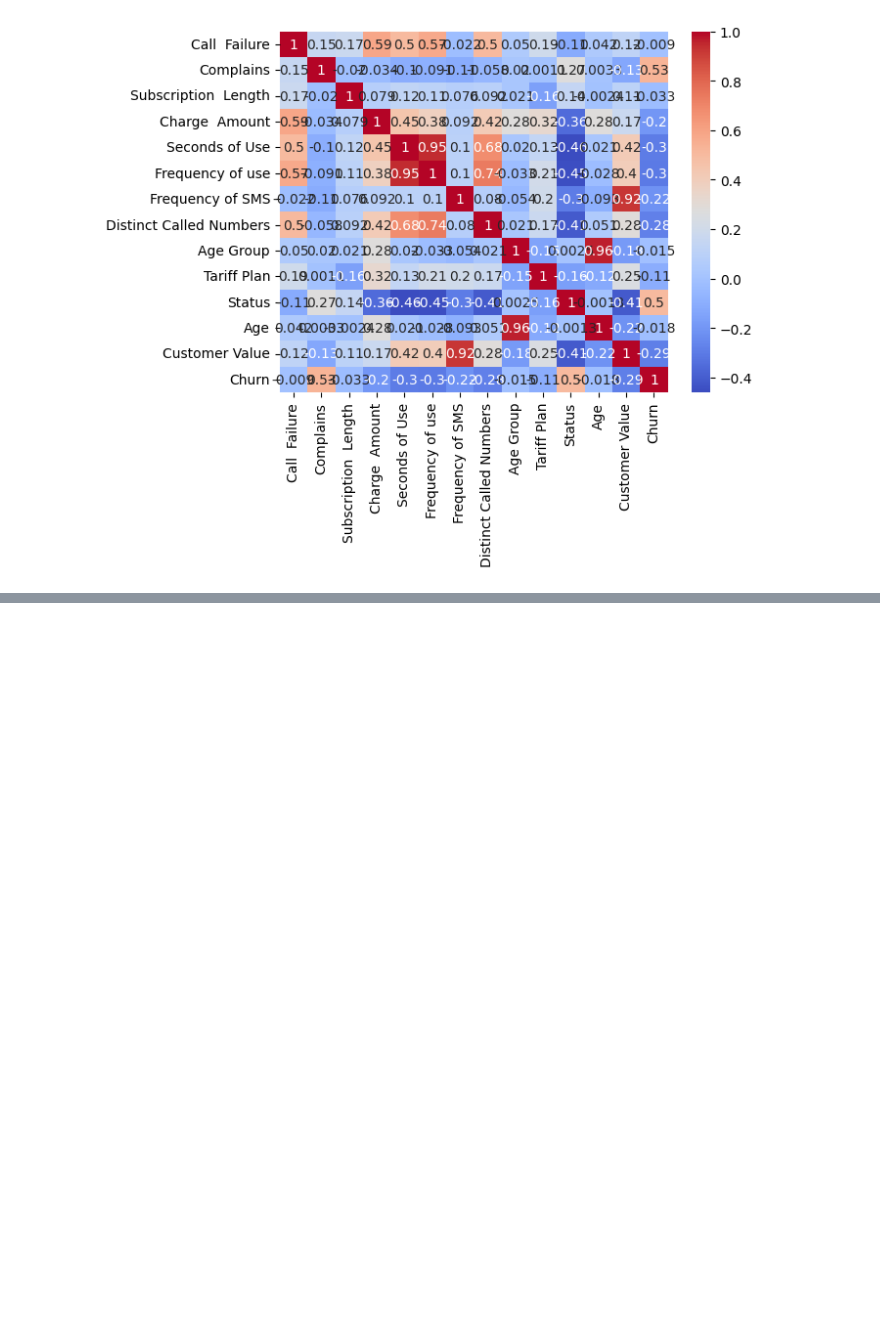
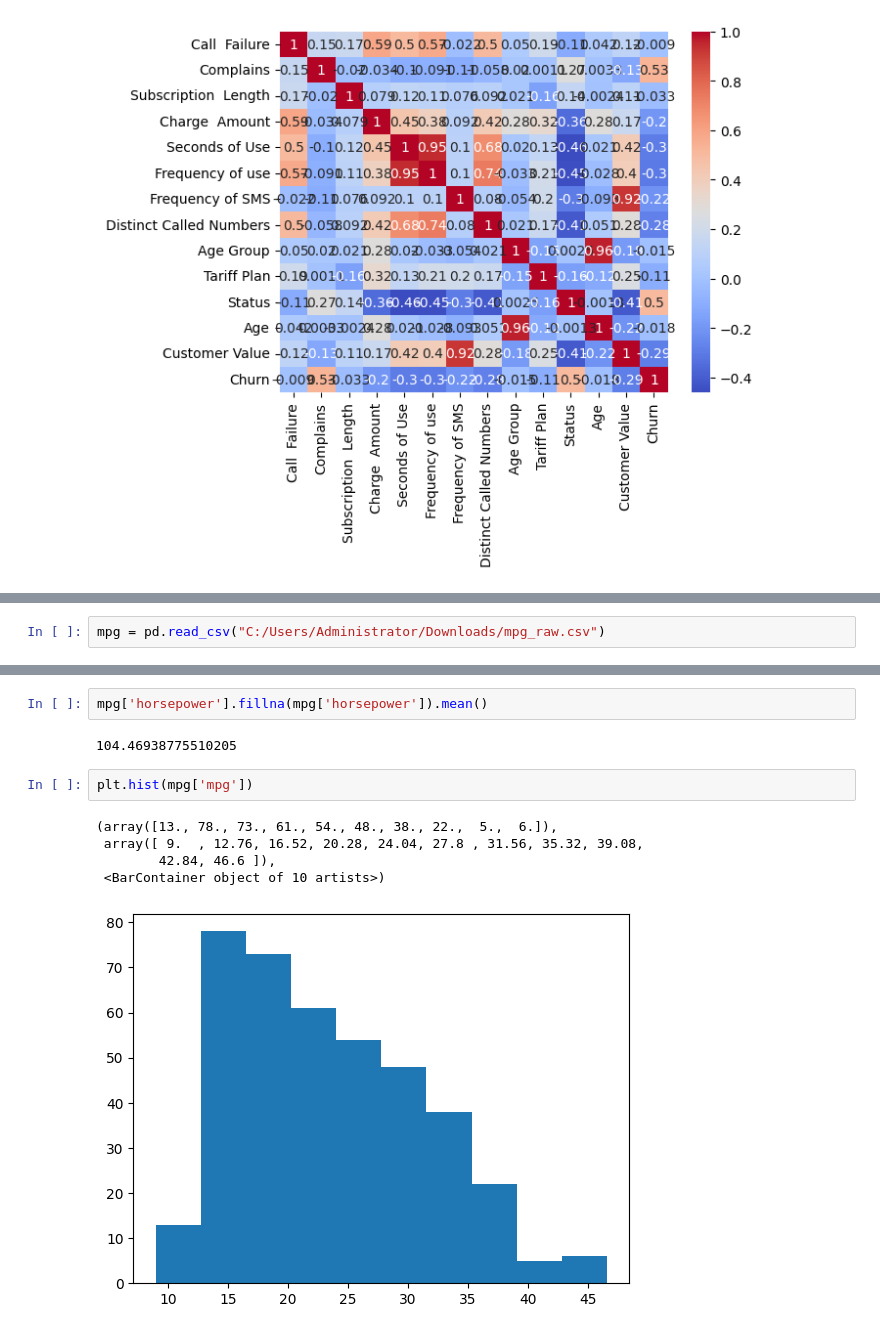
Before and after one commit to abhishekg-kellur/Data-Science, a Jupyter notebook: CustomerChurn dataset.ipynb, the cells around one changed output, grey strips where cells are left out. Drawn from its saved outputs; the diff is of its cells as text; blank space fills up the shorter version.

```diff
--- a/CustomerChurn dataset.ipynb
+++ b/CustomerChurn dataset.ipynb
@@ -79,0 +108,2 @@ df[num] = scaler.fit_transform()
+# %%
+mpg = pd.read_csv("C:/Users/Administrator/Downloads/mpg_raw.csv")
@@ -79,0 +158,12 @@ df[num] = scaler.fit_transform()
+# %%
+mpg['horsepower'].fillna(mpg['horsepower']).mean()
+# %% [output]
+104.46938775510205
+# %%
+plt.hist(mpg['mpg'])
+# %% [output]
+(array([13., 78., 73., 61., 54., 48., 38., 22.,  5.,  6.]),
+ array([ 9.  , 12.76, 16.52, 20.28, 24.04, 27.8 , 31.56, 35.32, 39.08,
+        42.84, 46.6 ]),
+ <BarContainer object of 10 artists>)
+[figure, added]
```
Also changed, not shown: parts of 22 cells of this notebook.
